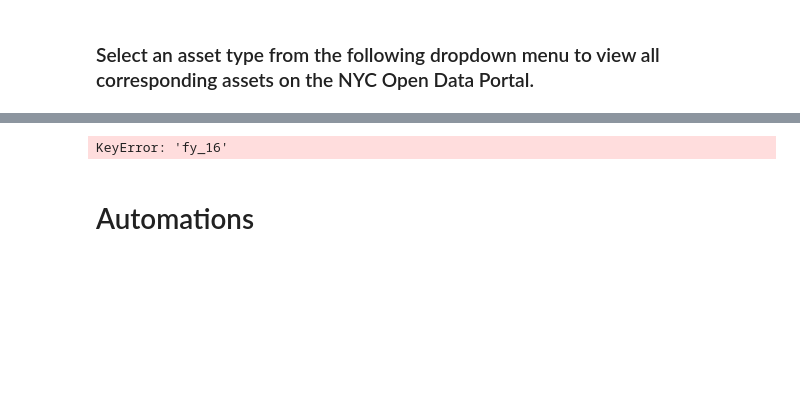
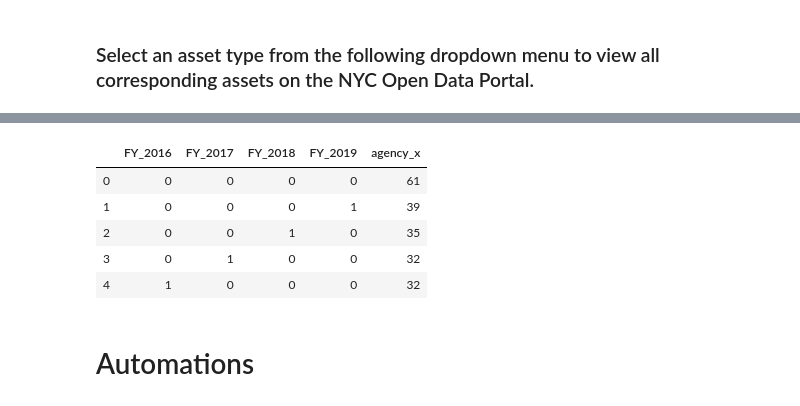
Before and after one commit to jamjensen/binder, a Jupyter notebook: Open_Data_By_The_Numbers.ipynb, the cells around one changed output, grey strips where cells are left out. Saved outputs shown, nothing was run; the diff lists cells and outputs as text; code cells hidden in the pictures; blank space fills up the shorter version.

```diff
--- a/Open_Data_By_The_Numbers.ipynb
+++ b/Open_Data_By_The_Numbers.ipynb
@@ -240,10 +230,15 @@ Dropdown(layout=Layout(margin='0px 0px 0px 400px', width='20%'), options=('ALL',
 # %%
 # Number of Unique Agencies that Published Dataset per Fiscal Year
 
-published_datasets_by_fy.groupby(['fy_16','fy_17','fy_18','fy_19'], as_index=True)\
+published_datasets_by_fy.groupby(['FY_2016','FY_2017','FY_2018','FY_2019'])\
     ['agency_x'].nunique().reset_index()
 # %% [output]
-KeyError: 'fy_16'
+|  | FY_2016 | FY_2017 | FY_2018 | FY_2019 | agency_x |
+| 0 | 0 | 0 | 0 | 0 | 61 |
+| 1 | 0 | 0 | 0 | 1 | 39 |
+| 2 | 0 | 0 | 1 | 0 | 35 |
+| 3 | 0 | 1 | 0 | 0 | 32 |
+| 4 | 1 | 0 | 0 | 0 | 32 |
 # %% [markdown]
 # Automations
 # %% [markdown]
```
Also changed, not shown: parts of 9 cells of this notebook, 2 other files.
